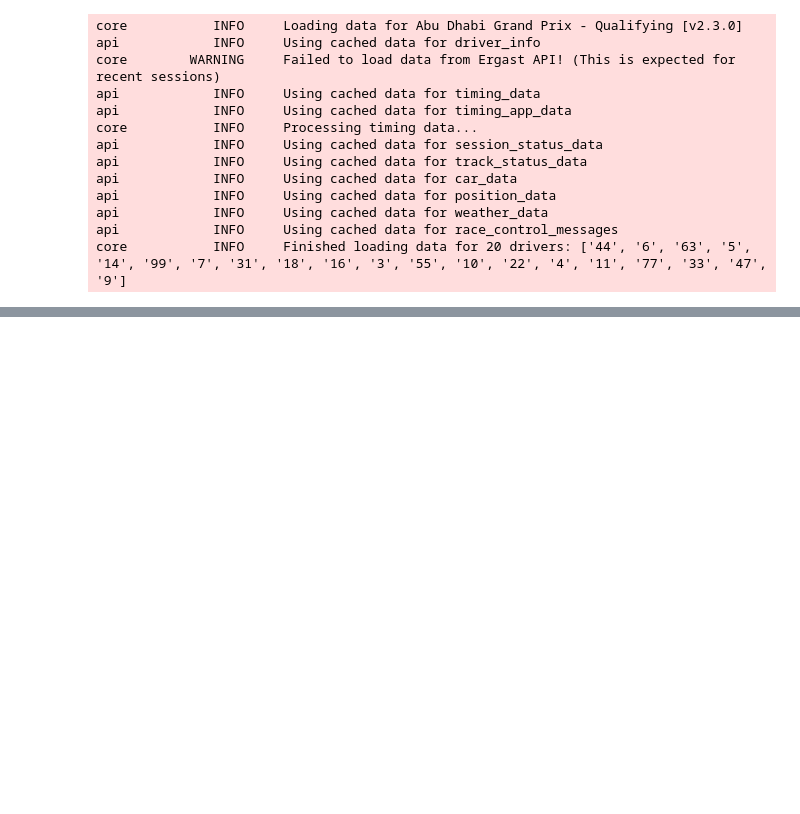
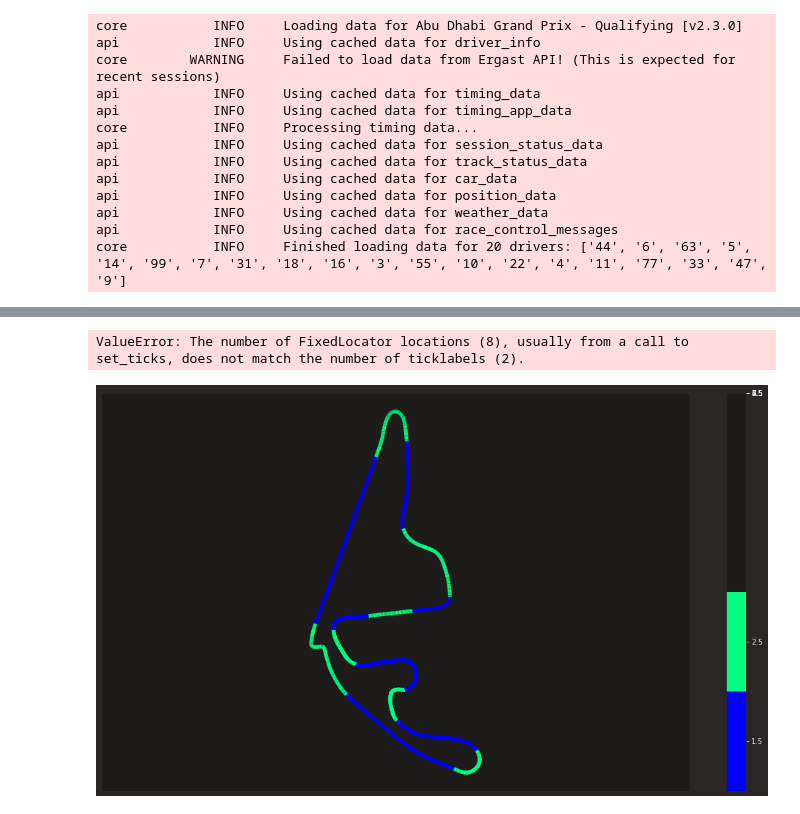
Before and after one commit to juliasabatel/F1_Project, a Jupyter notebook: F1_project.ipynb, the cells around one changed output, grey strips where cells are left out. Saved outputs shown, nothing was run; the diff lists cells and outputs as text; code cells hidden in the pictures; blank space fills up the shorter version.

Commit message:
telemetry

```diff
--- a/F1_project.ipynb
+++ b/F1_project.ipynb
@@ -766,0 +867,3 @@ core           INFO     Finished loading data for 20 drivers: ['44', '6', '63',
+# %%
+# Calcular la velocidad media de cada piloto por minisector
+average_speed = telemetry.groupby(['Minisector', 'Driver'])['Speed'].mean().reset_index()
@@ -766,0 +879,46 @@ core           INFO     Finished loading data for 20 drivers: ['44', '6', '63',
+# %%
+# Seleccionamos al piloto con la mayor media de velocidad
+fastest_driver = average_speed.loc[average_speed.groupby(['Minisector'])['Speed'].idxmax()]
+
+# Get rid of the speed column and rename the driver column
+fastest_driver = fastest_driver[['Minisector', 'Driver']].rename(columns={'Driver': 'Fastest_driver'})
+# %%
+# Join the fastest driver per minisector with the full telemetry
+telemetry = telemetry.merge(fastest_driver, on=['Minisector'])
+
+# Order the data by distance to make matploblib does not get confused
+telemetry = telemetry.sort_values(by=['Distance'])
+
+# Convert driver name to integer
+telemetry.loc[telemetry['Fastest_driver'] == 'VER', 'Fastest_driver_int'] = 1
+telemetry.loc[telemetry['Fastest_driver'] == 'HAM', 'Fastest_driver_int'] = 2
+# %%
+
+x = np.array(telemetry['X'].values)
+y = np.array(telemetry['Y'].values)
+
+points = np.array([x, y]).T.reshape(-1, 1, 2)
+segments = np.concatenate([points[:-1], points[1:]], axis=1)
+fastest_driver_array = telemetry['Fastest_driver_int'].to_numpy().astype(float)
+
+cmap = cm.get_cmap('winter', 2)
+lc_comp = LineCollection(segments, norm=plt.Normalize(1, cmap.N+1), cmap=cmap)
+lc_comp.set_array(fastest_driver_array)
+lc_comp.set_linewidth(5)
+
+plt.rcParams['figure.figsize'] = [18, 10]
+
+plt.gca().add_collection(lc_comp)
+plt.axis('equal')
+plt.tick_params(labelleft=False, left=False, labelbottom=False, bottom=False)
+
+cbar = plt.colorbar(mappable=lc_comp, boundaries=np.arange(1,4))
+cbar.set_ticks(np.arange(1.5, 9.5))
+cbar.set_ticklabels(['VER', 'HAM'])
+
+plt.savefig(f"2021_ver_ham_q.png", dpi=300)
+
+plt.show()
+# %% [output]
+ValueError: The number of FixedLocator locations (8), usually from a call to set_ticks, does not match the number of ticklabels (2).
+[figure, added]
```
Also changed, not shown: parts of 22 cells of this notebook.
